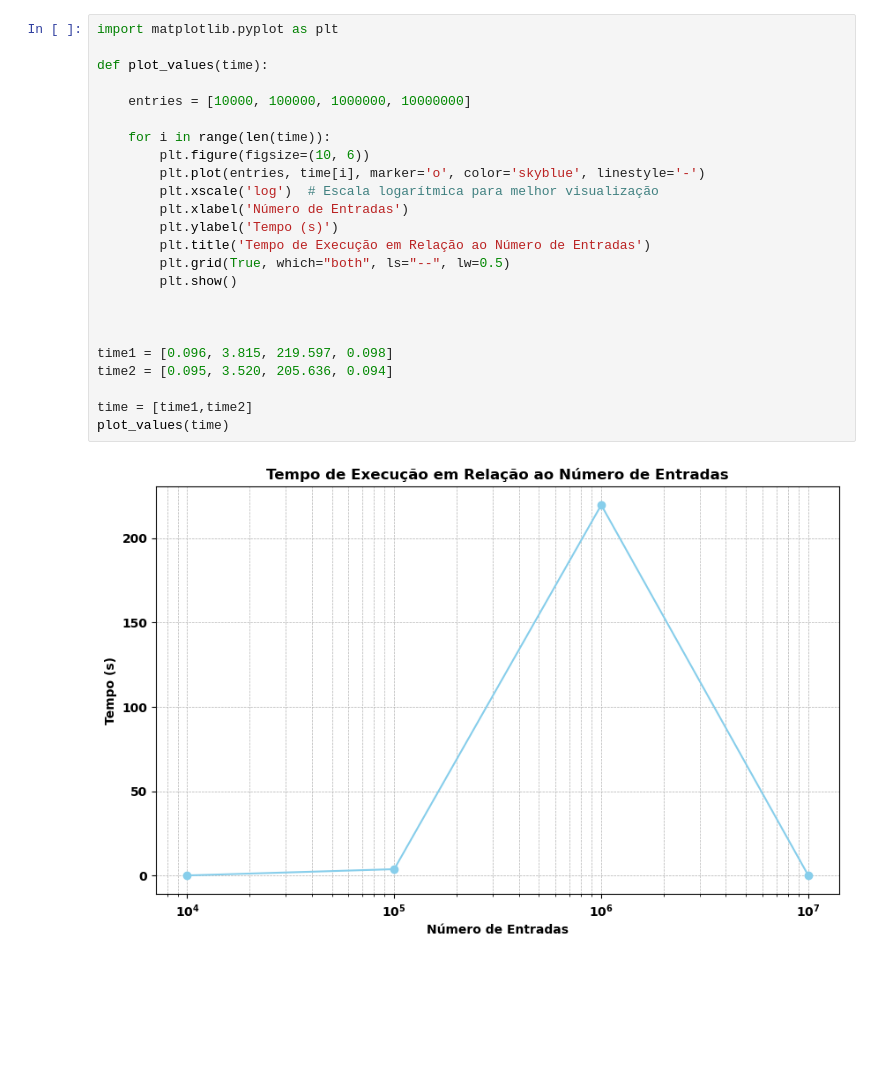
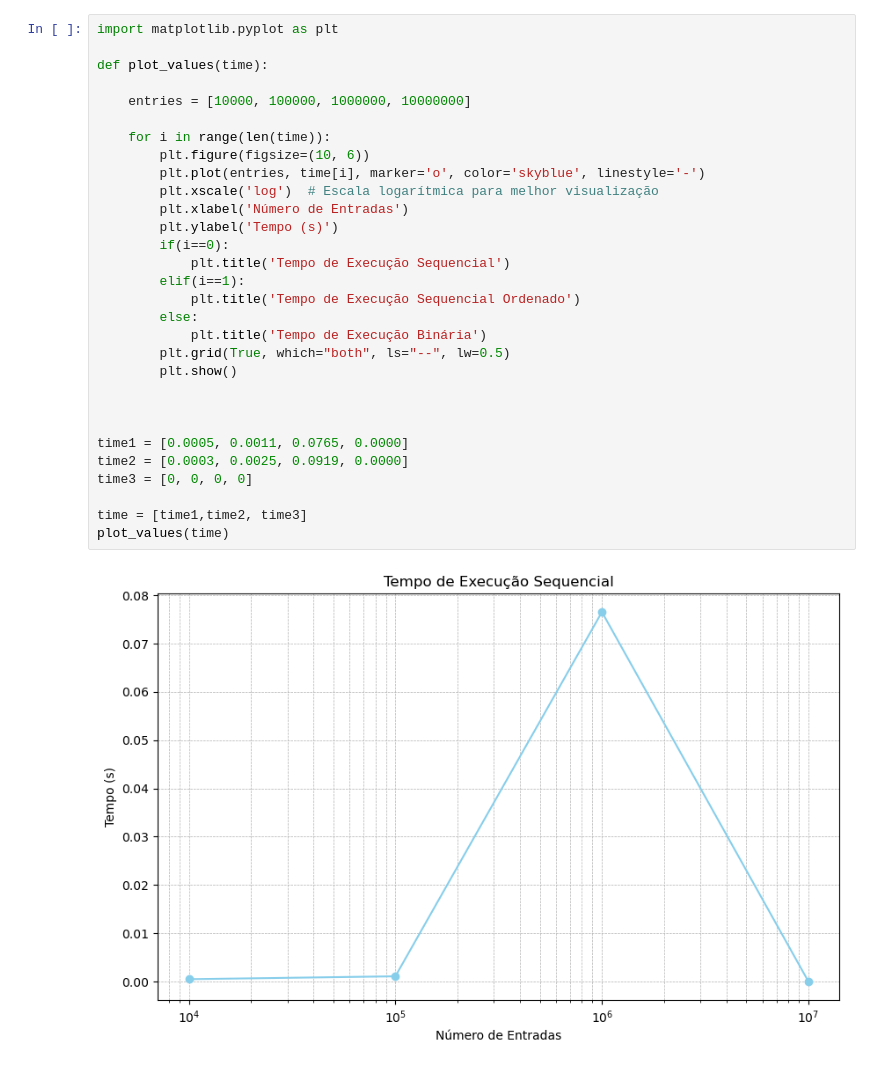
Before and after one commit to luisfti/busca_python, a Jupyter notebook: T1/resultados/teste.ipynb, the cells around one changed output. Cells and saved outputs as stored; diff of their text form; blank space fills up the shorter version.

```diff
--- a/T1/resultados/teste.ipynb
+++ b/T1/resultados/teste.ipynb
@@ -1,26 +1,32 @@
 # %%
 import matplotlib.pyplot as plt
 
 def plot_values(time):
 
     entries = [10000, 100000, 1000000, 10000000]
 
     for i in range(len(time)):
         plt.figure(figsize=(10, 6))
         plt.plot(entries, time[i], marker='o', color='skyblue', linestyle='-')
         plt.xscale('log')  # Escala logarítmica para melhor visualização
         plt.xlabel('Número de Entradas')
         plt.ylabel('Tempo (s)')
-        plt.title('Tempo de Execução em Relação ao Número de Entradas')
+        if(i==0):
+            plt.title('Tempo de Execução Sequencial')
+        elif(i==1):
+            plt.title('Tempo de Execução Sequencial Ordenado')
+        else:
+            plt.title('Tempo de Execução Binária')
         plt.grid(True, which="both", ls="--", lw=0.5)
         plt.show()
 
 
 
-time1 = [0.096, 3.815, 219.597, 0.098]
-time2 = [0.095, 3.520, 205.636, 0.094]
+time1 = [0.0005, 0.0011, 0.0765, 0.0000]
+time2 = [0.0003, 0.0025, 0.0919, 0.0000]
+time3 = [0, 0, 0, 0]
 
-time = [time1,time2]
+time = [time1,time2, time3]
 plot_values(time)
 # %% [output]
-[figure, old version]
+[figure, new version]
```
Also changed, not shown: parts of 1 cell of this notebook, 30 other files.
